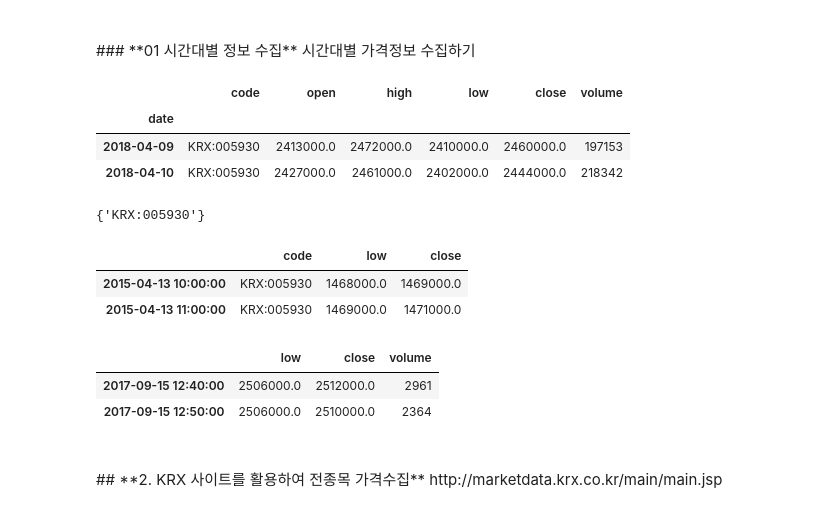
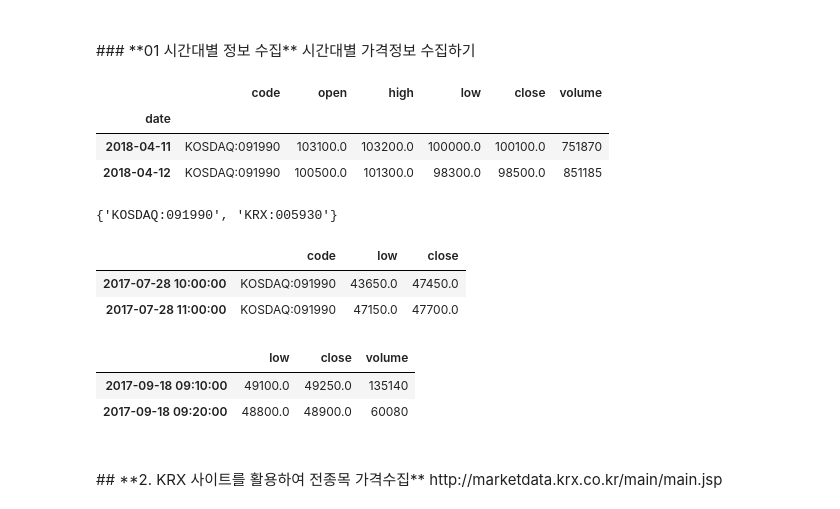
Before and after one commit to YongBeomKim/FinanceBasic2018, a Jupyter notebook: Crawling.ipynb, the cells around one changed output. Cells and saved outputs as stored; diff of their text form; code cells hidden in the pictures.

```diff
--- a/Crawling.ipynb
+++ b/Crawling.ipynb
@@ -17,28 +17,29 @@ googlefinance.get
 ### **01 시간대별 정보 수집**
 시간대별 가격정보 수집하기
 # %%
+code = "KOSDAQ:091990"
 from googlefinance.get import get_data
-get_data('KRX:005930', '3d')
+get_data(code, '3d')
 # %% [output]
 |  | code | open | high | low | close | volume |
 | date |  |  |  |  |  |  |
-| 2018-04-09 | KRX:005930 | 2413000.0 | 2472000.0 | 2410000.0 | 2460000.0 | 197153 |
-| 2018-04-10 | KRX:005930 | 2427000.0 | 2461000.0 | 2402000.0 | 2444000.0 | 218342 |
+| 2018-04-11 | KOSDAQ:091990 | 103100.0 | 103200.0 | 100000.0 | 100100.0 | 751870 |
+| 2018-04-12 | KOSDAQ:091990 | 100500.0 | 101300.0 | 98300.0 | 98500.0 | 851185 |
 # %%
-df = get_data(['KRX:005930', 'KRX:000660'], '3Y', '3600')
+df = get_data([code, 'KRX:005930', 'KRX:000660'], '3Y', '3600')
 print(set(df.code))
 df.iloc[:,[0,3,4]].head(2)
 # %% [output]
-{'KRX:005930'}
+{'KOSDAQ:091990', 'KRX:005930'}
 |  | code | low | close |
-| 2015-04-13 10:00:00 | KRX:005930 | 1468000.0 | 1469000.0 |
-| 2015-04-13 11:00:00 | KRX:005930 | 1469000.0 | 1471000.0 |
+| 2017-07-28 10:00:00 | KOSDAQ:091990 | 43650.0 | 47450.0 |
+| 2017-07-28 11:00:00 | KOSDAQ:091990 | 47150.0 | 47700.0 |
 # %%
-get_data('KRX:005930', '7M', '600').iloc[:,3:].head(2)
+get_data(code, '7M', '600').iloc[:,3:].head(2)
 # %% [output]
 |  | low | close | volume |
-| 2017-09-15 12:40:00 | 2506000.0 | 2512000.0 | 2961 |
-| 2017-09-15 12:50:00 | 2506000.0 | 2510000.0 | 2364 |
+| 2017-09-18 09:10:00 | 49100.0 | 49250.0 | 135140 |
+| 2017-09-18 09:20:00 | 48800.0 | 48900.0 | 60080 |
 # %% [markdown]
 <br>
 ## **2. KRX 사이트를 활용하여 전종목 가격수집**
```
Also changed, not shown: 19 other files.
